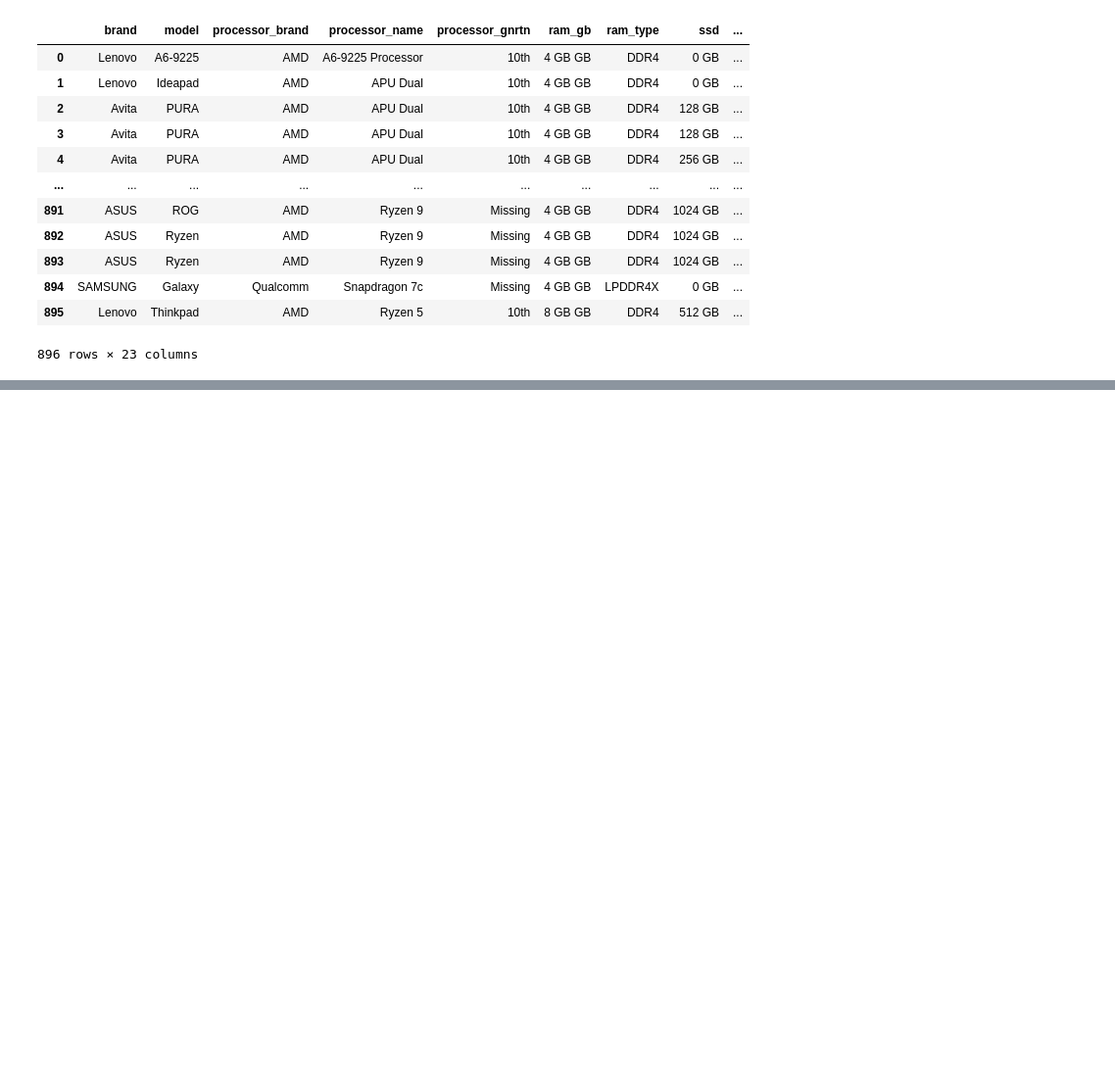
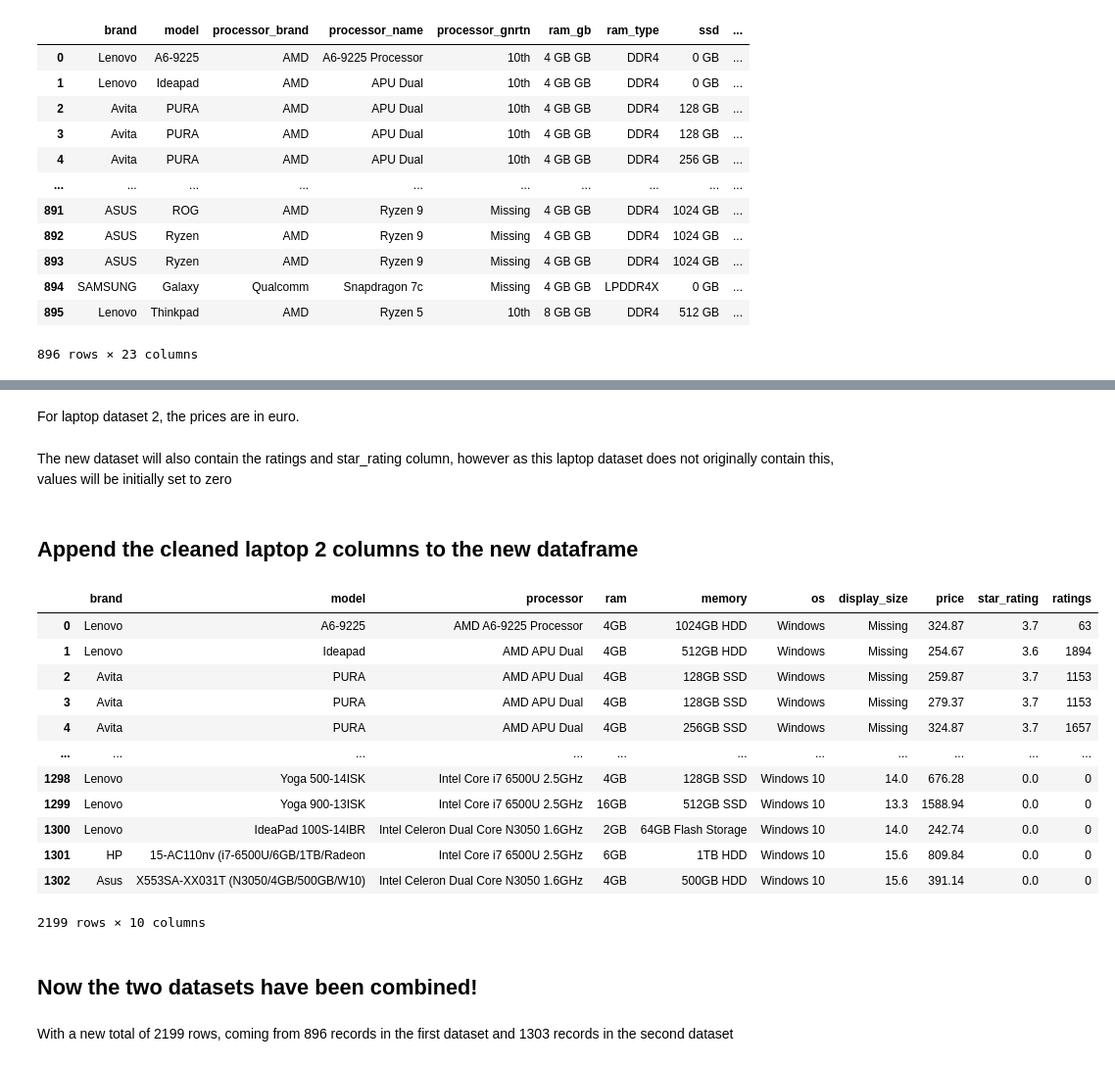
Before and after one commit to jason-9601/DATAPRE-Final, a Jupyter notebook: DATAPRE Final.ipynb, the cells around one changed output, grey strips where cells are left out. Shown at 98% size. Cells and saved outputs as stored; diff of their text form; code cells hidden in the pictures; blank space fills up the shorter version.

```diff
--- a/DATAPRE Final.ipynb
+++ b/DATAPRE Final.ipynb
@@ -71,0 +248,3 @@ df_laptops2
+# %%
+df_laptops2.rename(columns = {'Company':'brand', 'Product':'model', 'Inches':'display_size', 'Cpu':'processor',
+                              'Price_euros':'price', 'OpSys':'os', 'Ram':'ram', 'Memory':'memory'}, inplace = True)
@@ -71,0 +273,2 @@ df_laptops2
+# %%
+df_laptops2['memory'] = df_laptops2['memory'].apply(lambda x: ' '.join(x.split()))
@@ -71,0 +297,36 @@ df_laptops2
+# %% [markdown]
+For laptop dataset 2, the prices are in euro.
+# %%
+EUR_to_USD = 1.06
+df_laptops2['price'] = df_laptops2['price'] * EUR_to_USD
+# %% [markdown]
+The new dataset will also contain the ratings and star_rating column, however as this laptop dataset does not originally contain this, values will be initially set to zero
+# %%
+df_laptops2['star_rating'] = 0.0
+df_laptops2['ratings'] = 0
+# %% [markdown]
+## Append the cleaned laptop 2 columns to the new dataframe ##
+# %%
+df_laptops2_cols = df_laptops2[['brand', 'model', 'processor', 'ram', 'memory', 'os',
+                                'display_size', 'price', 'star_rating', 'ratings']]
+
+df_laptops = df_laptops.append(df_laptops2_cols)
+df_laptops
+# %% [output]
+|  | brand | model | processor | ram | memory | os | display_size | price | star_rating | ratings |
+| 0 | Lenovo | A6-9225 | AMD A6-9225 Processor | 4GB | 1024GB HDD | Windows | Missing | 324.87 | 3.7 | 63 |
+| 1 | Lenovo | Ideapad | AMD APU Dual | 4GB | 512GB HDD | Windows | Missing | 254.67 | 3.6 | 1894 |
+| 2 | Avita | PURA | AMD APU Dual | 4GB | 128GB SSD | Windows | Missing | 259.87 | 3.7 | 1153 |
+| 3 | Avita | PURA | AMD APU Dual | 4GB | 128GB SSD | Windows | Missing | 279.37 | 3.7 | 1153 |
+| 4 | Avita | PURA | AMD APU Dual | 4GB | 256GB SSD | Windows | Missing | 324.87 | 3.7 | 1657 |
+| ... | ... | ... | ... | ... | ... | ... | ... | ... | ... | ... |
+| 1298 | Lenovo | Yoga 500-14ISK | Intel Core i7 6500U 2.5GHz | 4GB | 128GB SSD | Windows 10 | 14.0 | 676.28 | 0.0 | 0 |
+| 1299 | Lenovo | Yoga 900-13ISK | Intel Core i7 6500U 2.5GHz | 16GB | 512GB SSD | Windows 10 | 13.3 | 1588.94 | 0.0 | 0 |
+| 1300 | Lenovo | IdeaPad 100S-14IBR | Intel Celeron Dual Core N3050 1.6GHz | 2GB | 64GB Flash Storage | Windows 10 | 14.0 | 242.74 | 0.0 | 0 |
+| 1301 | HP | 15-AC110nv (i7-6500U/6GB/1TB/Radeon | Intel Core i7 6500U 2.5GHz | 6GB | 1TB HDD | Windows 10 | 15.6 | 809.84 | 0.0 | 0 |
+| 1302 | Asus | X553SA-XX031T (N3050/4GB/500GB/W10) | Intel Celeron Dual Core N3050 1.6GHz | 4GB | 500GB HDD | Windows 10 | 15.6 | 391.14 | 0.0 | 0 |
+2199 rows × 10 columns
+# %% [markdown]
+## Now the two datasets have been combined! ##
+# %% [markdown]
+With a new total of 2199 rows, coming from 896 records in the first dataset and 1303 records in the second dataset
```
Also changed, not shown: parts of 44 cells of this notebook.
